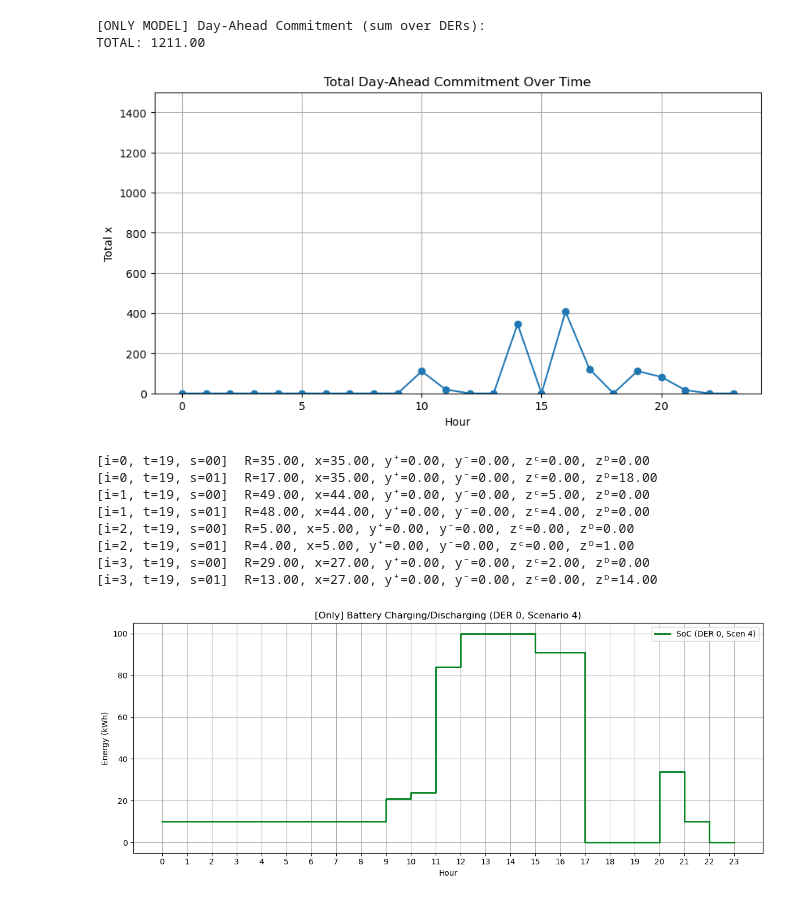
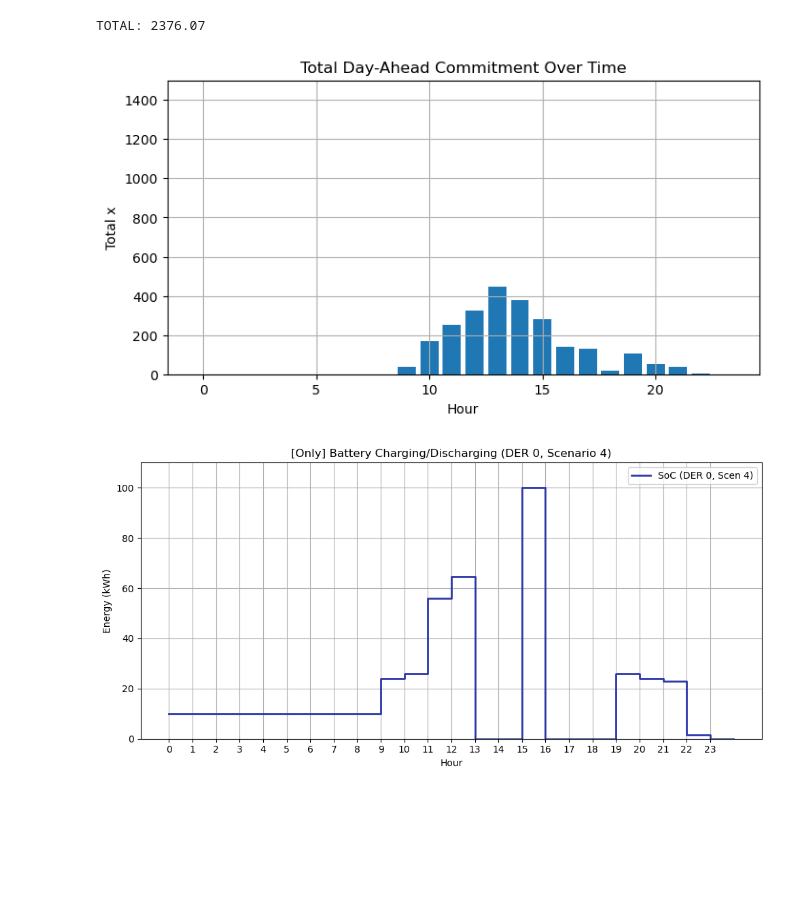
Before and after one commit to syeoyo/der, a Jupyter notebook: sder_only.ipynb, the cells around one changed output. Cells and saved outputs as stored; diff of their text form; code cells hidden in the pictures; blank space fills up the shorter version.

```diff
--- a/sder_only.ipynb
+++ b/sder_only.ipynb
@@ -103,5 +264,4 @@ Total Profit   = 704899.04
 # %%
-print("\n[ONLY MODEL] Day-Ahead Commitment (sum over DERs):")
 total_only_commit = 0
 for t in range(T):
     commit_t = sum(x[i, t].X for i in range(I))
@@ -109,8 +269,8 @@ for t in range(T):
     # print(f"Time {t}: {commit_t:.2f}")
 print(f"TOTAL: {total_only_commit:.2f}")
 
-plt.figure(figsize=(10, 5))
-plt.plot(range(T), x_vals.sum(axis=0), marker='o')
+plt.figure(figsize=(8, 4))
+plt.bar(range(T), x_vals.sum(axis=0))
 plt.title("Total Day-Ahead Commitment Over Time")
 plt.xlabel("Hour")
 plt.ylabel("Total x")
@@ -118,53 +278,31 @@ plt.ylim(0,1500)
 plt.grid(True)
 plt.show()
 # %% [output]
-[ONLY MODEL] Day-Ahead Commitment (sum over DERs):
-TOTAL: 1211.00
+TOTAL: 2376.07
-[figure, old version]
+[figure, new version]
-# %%
-for t in range(19,20):
-    for i in range(I):
-        for s in range(0,2):
-            R_val  = R[i, t, s]
-            x_val  = x_vals[i, t]
-            yp_val = yp_vals[i, t, s]
-            ym_val = ym_vals[i, t, s]
-            zc_val = zc_vals[i, t, s]
-            zd_val = zd_vals[i, t, s]
-
-            lhs = R_val - x_val
-            rhs = yp_val - ym_val + zc_val - zd_val
-
-            print(f"[i={i}, t={t:02d}, s={s:02d}]  R={R_val:.2f}, x={x_val:.2f}, y⁺={yp_val:.2f}, y⁻={ym_val:.2f}, zᶜ={zc_val:.2f}, zᴰ={zd_val:.2f}")
-            # print(f"                 LHS = {lhs:.2f}, RHS = {rhs:.2f}")
-# %% [output]
-[i=0, t=19, s=00]  R=35.00, x=35.00, y⁺=0.00, y⁻=0.00, zᶜ=0.00, zᴰ=0.00
-[i=0, t=19, s=01]  R=17.00, x=35.00, y⁺=0.00, y⁻=0.00, zᶜ=0.00, zᴰ=18.00
-[i=1, t=19, s=00]  R=49.00, x=44.00, y⁺=0.00, y⁻=0.00, zᶜ=5.00, zᴰ=0.00
-[i=1, t=19, s=01]  R=48.00, x=44.00, y⁺=0.00, y⁻=0.00, zᶜ=4.00, zᴰ=0.00
-[i=2, t=19, s=00]  R=5.00, x=5.00, y⁺=0.00, y⁻=0.00, zᶜ=0.00, zᴰ=0.00
-[i=2, t=19, s=01]  R=4.00, x=5.00, y⁺=0.00, y⁻=0.00, zᶜ=0.00, zᴰ=1.00
-[i=3, t=19, s=00]  R=29.00, x=27.00, y⁺=0.00, y⁻=0.00, zᶜ=2.00, zᴰ=0.00
-[i=3, t=19, s=01]  R=13.00, x=27.00, y⁺=0.00, y⁻=0.00, zᶜ=0.00, zᴰ=14.00
 # %%
 i=0
 s=4
-zc_single = zc_vals[i, :, s]
-zd_single = zd_vals[i, :, s]
 z_single = z_vals[i, :, s]
-hours = np.arange(len(zc_single))
+zc_RT_single = zc_RT_vals[i, :, s]
+zc_DA_single = zc_DA_vals[i, :]
+zd_RT_single = zd_RT_vals[i, :, s]
+zd_DA_single = zd_DA_vals[i, :]
+hours = np.arange(len(zd_RT_single))
+hours_z = np.arange(len(z_single))
 
-plt.figure(figsize=(12, 5))
-# plt.step(hours, zc_single, where='post', label=f"Charge (DER {i}, Scen {s})", color = 'green', linestyle = "--", linewidth = 1.5)
-# plt.step(hours, zd_single, where='post', label=f"Discharge (DER {i}, Scen {s})", linestyle = "--", color = 'red')
-plt.step(hours, z_single, where='post', label=f"SoC (DER {i}, Scen {s})", color='#00821E', linewidth=2)
+plt.figure(figsize=(10, 5))
+# plt.step(hours, zd_RT_single + zd_DA_single, where='post', label=f"SoC (DER {i}, Scen {s})", color='#C4143D', linewidth=2)
+# plt.step(hours, zc_RT_single + zc_DA_single, where='post', label=f"SoC (DER {i}, Scen {s})", color='#00601D', linewidth=2)
+plt.step(hours_z, z_single, where='post', label=f"SoC (DER {i}, Scen {s})", color='#2C37AA', linewidth=2)
 plt.title(f"[Only] Battery Charging/Discharging (DER {i}, Scenario {s})")
 plt.xlabel("Hour")
 plt.ylabel("Energy (kWh)")
 plt.xticks(hours)
+plt.ylim(0, 110)
 plt.legend()
 plt.grid(True)
 plt.tight_layout()
 plt.show()
 # %% [output]
-[figure, old version]
+[figure, new version]
```
Also changed, not shown: parts of 9 cells of this notebook, 3 other files.
